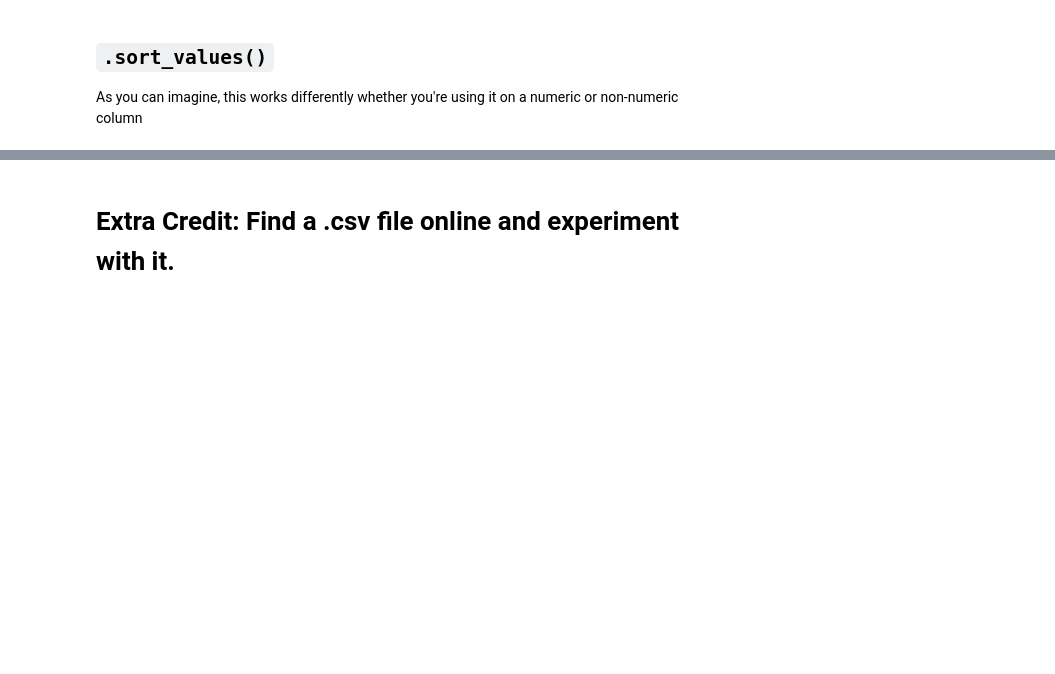
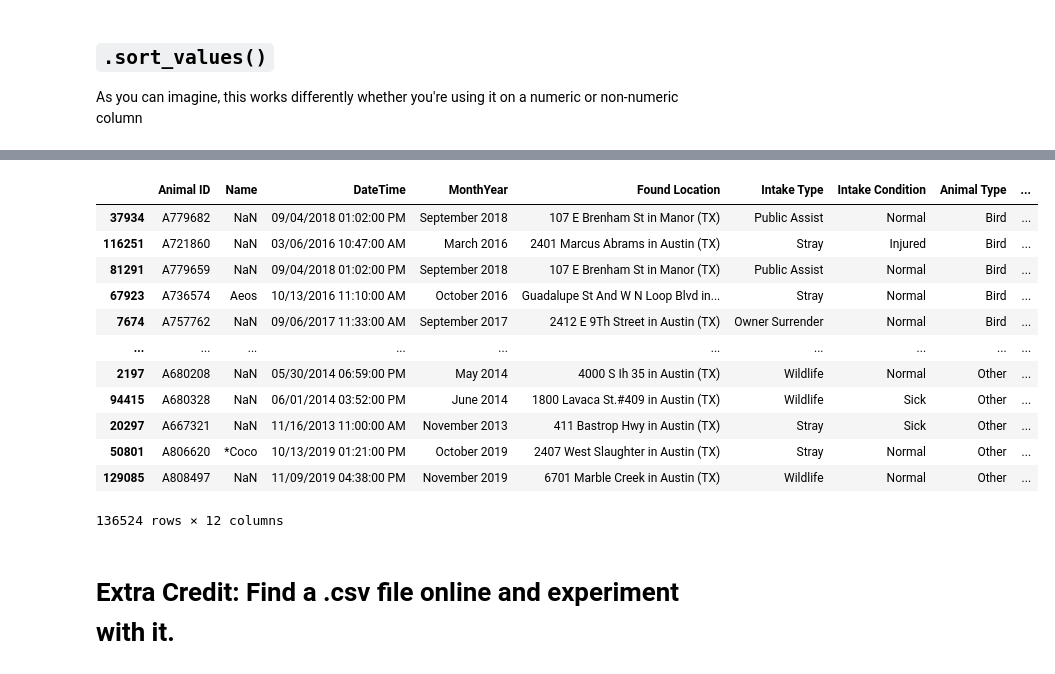
Before and after one commit to ThomasHChapman/DS-Live-051622, a Jupyter notebook: Phase1/Introducing-Pandas-DataFrames.ipynb, the cells around one changed output, grey strips where cells are left out. Cells and saved outputs as stored; diff of their text form; code cells hidden in the pictures; blank space fills up the shorter version.

```diff
--- a/Phase1/Introducing-Pandas-DataFrames.ipynb
+++ b/Phase1/Introducing-Pandas-DataFrames.ipynb
@@ -393,0 +693,3 @@ You need to find animals that might need to be fixed - How would you find all an
+# %%
+sub = full_df.set_index('Animal ID')
+sub
@@ -420,5 +827,20 @@ As you can imagine, this works differently whether you're using it on a numeric
 # %%
 # We can do this on the whole dataframe, it just needs to know what to sort by
+full_df.sort_values(by='Animal Type')
+# %% [output]
+|  | Animal ID | Name | DateTime | MonthYear | Found Location | Intake Type | Intake Condition | Animal Type | ... |
+| 37934 | A779682 | NaN | 09/04/2018 01:02:00 PM | September 2018 | 107 E Brenham St in Manor (TX) | Public Assist | Normal | Bird | ... |
+| 116251 | A721860 | NaN | 03/06/2016 10:47:00 AM | March 2016 | 2401 Marcus Abrams in Austin (TX) | Stray | Injured | Bird | ... |
+| 81291 | A779659 | NaN | 09/04/2018 01:02:00 PM | September 2018 | 107 E Brenham St in Manor (TX) | Public Assist | Normal | Bird | ... |
+| 67923 | A736574 | Aeos | 10/13/2016 11:10:00 AM | October 2016 | Guadalupe St And W N Loop Blvd in... | Stray | Normal | Bird | ... |
+| 7674 | A757762 | NaN | 09/06/2017 11:33:00 AM | September 2017 | 2412 E 9Th Street in Austin (TX) | Owner Surrender | Normal | Bird | ... |
+| ... | ... | ... | ... | ... | ... | ... | ... | ... | ... |
+| 2197 | A680208 | NaN | 05/30/2014 06:59:00 PM | May 2014 | 4000 S Ih 35 in Austin (TX) | Wildlife | Normal | Other | ... |
+| 94415 | A680328 | NaN | 06/01/2014 03:52:00 PM | June 2014 | 1800 Lavaca St.#409 in Austin (TX) | Wildlife | Sick | Other | ... |
+| 20297 | A667321 | NaN | 11/16/2013 11:00:00 AM | November 2013 | 411 Bastrop Hwy in Austin (TX) | Stray | Sick | Other | ... |
+| 50801 | A806620 | *Coco | 10/13/2019 01:21:00 PM | October 2019 | 2407 West Slaughter in Austin (TX) | Stray | Normal | Other | ... |
+| 129085 | A808497 | NaN | 11/09/2019 04:38:00 PM | November 2019 | 6701 Marble Creek in Austin (TX) | Wildlife | Normal | Other | ... |
+136524 rows × 12 columns
 # %% [markdown]
 # Extra Credit: Find a .csv file online and experiment with it.
 # %% [markdown]
```
Also changed, not shown: parts of 48 cells of this notebook.
